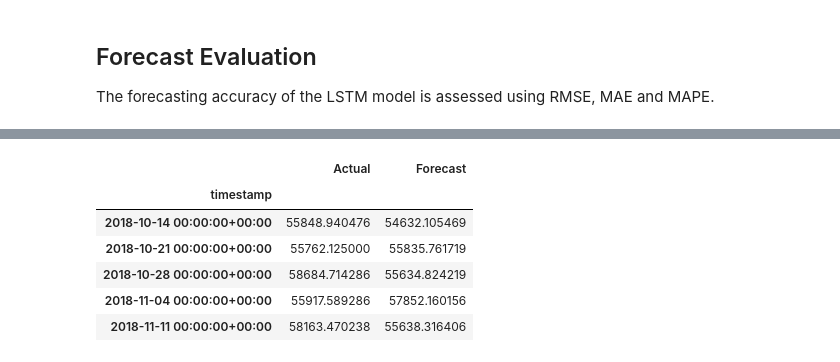
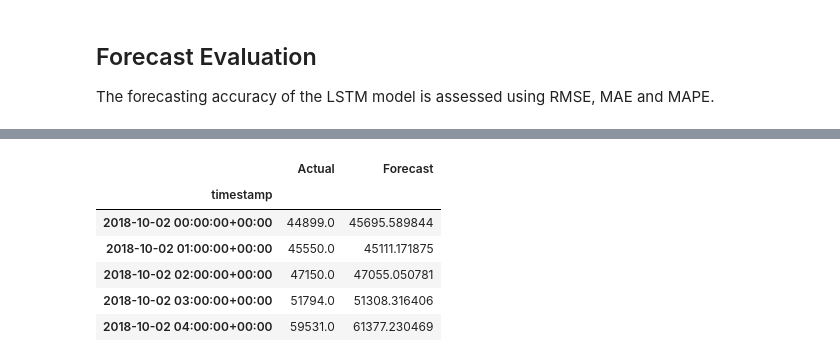
Before and after one commit to dekshinaudayan/german-electricity-demand-forecasting, a Jupyter notebook: notebooks/07_LSTM_Model.ipynb, the cells around one changed output, grey strips where cells are left out. Cells and saved outputs as stored; diff of their text form; code cells hidden in the pictures.

```diff
--- a/notebooks/07_LSTM_Model.ipynb
+++ b/notebooks/07_LSTM_Model.ipynb
@@ -130,17 +158,21 @@ A single-layer Long Short-Term Memory (LSTM) neural network is constructed for f
 # %%
+from tensorflow.keras.models import Sequential
+from tensorflow.keras.layers import Input, LSTM, Dense
+
 # Build LSTM model
 
-model = Sequential()
+model = Sequential([
 
-model.add(
+    Input(shape=(look_back, 1)),
+
     LSTM(
         64,
-        activation="tanh",
-        input_shape=(look_back, 1)
-    )
-)
+        activation="tanh"
+    ),
 
-model.add(Dense(1))
+    Dense(1)
+
+])
 
 model.compile(
     optimizer="adam",
@@ -244,6 +270,12 @@ predictions = model.predict(X_test)
 # %%
-# Convert forecasts back to original scale
+# Generate hourly forecasts
+
+predictions = model.predict(X_test)
+
+# Convert predictions back to original scale
 
 predictions = scaler.inverse_transform(predictions)
 
-y_actual = scaler.inverse_transform(y_test)
+# Convert actual values back to original scale
+
+y_actual = scaler.inverse_transform(y_test.reshape(-1, 1))
@@ -322,21 +360,19 @@ lstm_metrics_df
 # %%
-# Save forecast values
+# Save LSTM forecasts
 
 forecast_df = pd.DataFrame({
-    "Actual": test["load"],
+    "Actual": y_actual.flatten(),
     "Forecast": predictions.flatten()
-})
+}, index=test.index)
 
-forecast_df.to_csv(
-    "lstm_forecast.csv"
-)
+forecast_df.to_csv("lstm_forecast.csv")
 
 forecast_df.head()
 # %% [output]
 |  | Actual | Forecast |
 | timestamp |  |  |
-| 2018-10-14 00:00:00+00:00 | 55848.940476 | 54632.105469 |
-| 2018-10-21 00:00:00+00:00 | 55762.125000 | 55835.761719 |
-| 2018-10-28 00:00:00+00:00 | 58684.714286 | 55634.824219 |
-| 2018-11-04 00:00:00+00:00 | 55917.589286 | 57852.160156 |
-| 2018-11-11 00:00:00+00:00 | 58163.470238 | 55638.316406 |
+| 2018-10-02 00:00:00+00:00 | 44899.0 | 45695.589844 |
+| 2018-10-02 01:00:00+00:00 | 45550.0 | 45111.171875 |
+| 2018-10-02 02:00:00+00:00 | 47150.0 | 47055.050781 |
+| 2018-10-02 03:00:00+00:00 | 51794.0 | 51308.316406 |
+| 2018-10-02 04:00:00+00:00 | 59531.0 | 61377.230469 |
```
Also changed, not shown: parts of 22 cells of this notebook.
